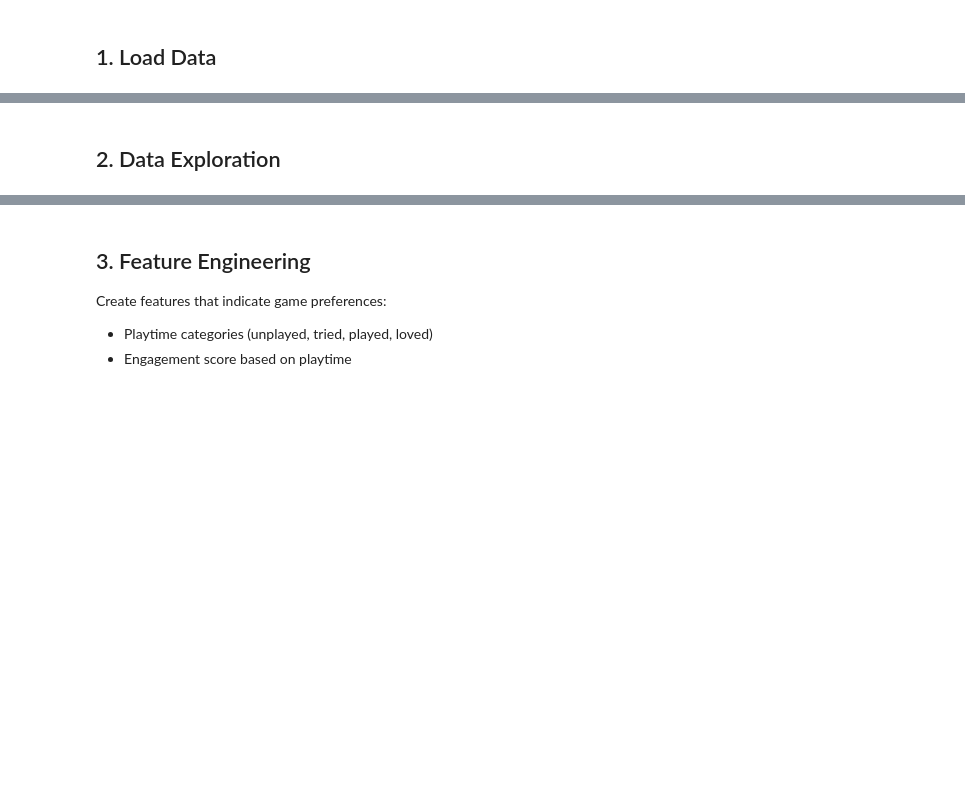
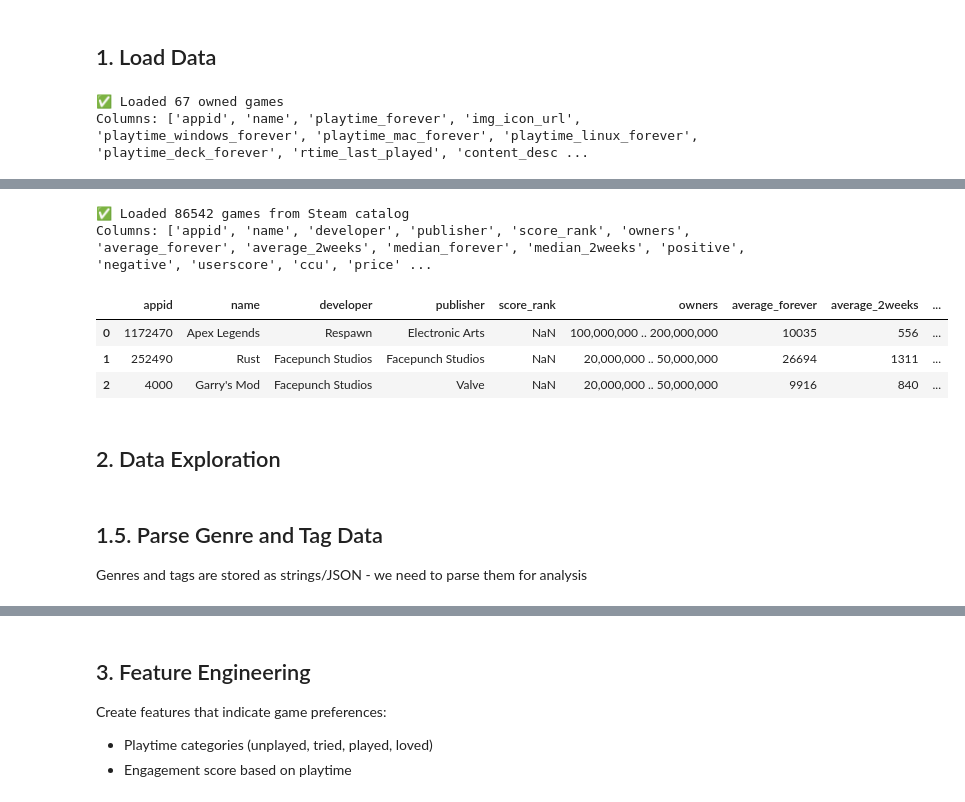
Before and after one commit to rivie13/GameRecMLProject, a Jupyter notebook: notebooks/model_development.ipynb, the cells around one changed output, grey strips where cells are left out. Cells and saved outputs as stored; diff of their text form; code cells hidden in the pictures; blank space fills up the shorter version.

```diff
--- a/notebooks/model_development.ipynb
+++ b/notebooks/model_development.ipynb
@@ -15,11 +15,25 @@ sns.set_style('whitegrid')
 # %% [markdown]
 ## 1. Load Data
 # %%
-# Load owned games data
+# Load owned games data (with genres from Store API)
 try:
-    owned_games = pd.read_csv('../data/owned_games.csv')
-    print(f"Loaded {len(owned_games)} owned games")
-    owned_games.head()
+    owned_games = pd.read_csv('../data/owned_games_enriched.csv')
+    print(f"✅ Loaded {len(owned_games)} owned games")
+    print(f"Columns: {list(owned_games.columns)}")
+    display(owned_games.head(3))
 except FileNotFoundError:
-    print("Error: Run src/data_collection.py first to collect your Steam data")
+    print("❌ Error: Run src/data_collection.py first to collect your Steam data")
     owned_games = pd.DataFrame()
+
+# Load Steam catalog (with genres AND tags from SteamSpy)
+try:
+    steam_catalog = pd.read_csv('../data/steam_catalog_detailed.csv')
+    print(f"\n✅ Loaded {len(steam_catalog)} games from Steam catalog")
+    print(f"Columns: {list(steam_catalog.columns)}")
+    display(steam_catalog.head(3))
+except FileNotFoundError:
+    print("❌ Error: Run src/get_detailed_catalog.py to get Steam catalog")
+    steam_catalog = pd.DataFrame()
+# %% [output]
+✅ Loaded 67 owned games
+Columns: ['appid', 'name', 'playtime_forever', 'img_icon_url', 'playtime_windows_forever', 'playtime_mac_forever', 'playtime_linux_forever', 'playtime_deck_forever', 'rtime_last_played', 'content_desc ...
@@ -26,2 +44,12 @@ except FileNotFoundError:
+✅ Loaded 86542 games from Steam catalog
+Columns: ['appid', 'name', 'developer', 'publisher', 'score_rank', 'owners', 'average_forever', 'average_2weeks', 'median_forever', 'median_2weeks', 'positive', 'negative', 'userscore', 'ccu', 'price' ...
+|  | appid | name | developer | publisher | score_rank | owners | average_forever | average_2weeks | ... |
+| 0 | 1172470 | Apex Legends | Respawn | Electronic Arts | NaN | 100,000,000 .. 200,000,000 | 10035 | 556 | ... |
+| 1 | 252490 | Rust | Facepunch Studios | Facepunch Studios | NaN | 20,000,000 .. 50,000,000 | 26694 | 1311 | ... |
+| 2 | 4000 | Garry's Mod | Facepunch Studios | Valve | NaN | 20,000,000 .. 50,000,000 | 9916 | 840 | ... |
 # %% [markdown]
 ## 2. Data Exploration
+# %% [markdown]
+## 1.5. Parse Genre and Tag Data
+
+Genres and tags are stored as strings/JSON - we need to parse them for analysis
```
Also changed, not shown: parts of 9 cells of this notebook.
